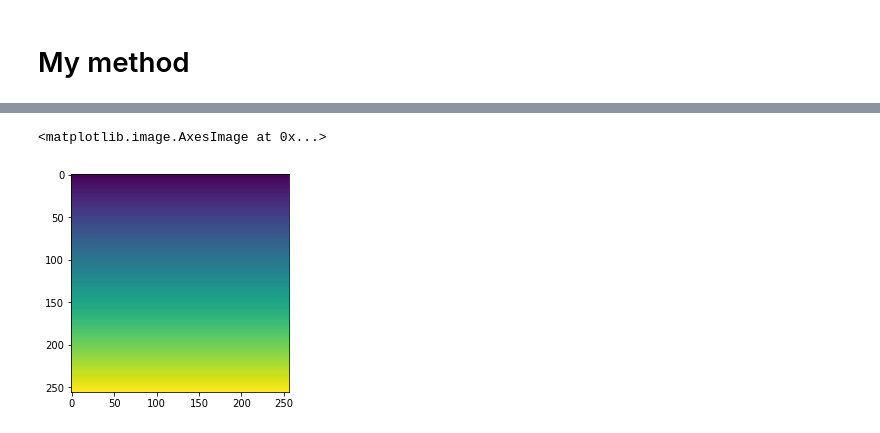
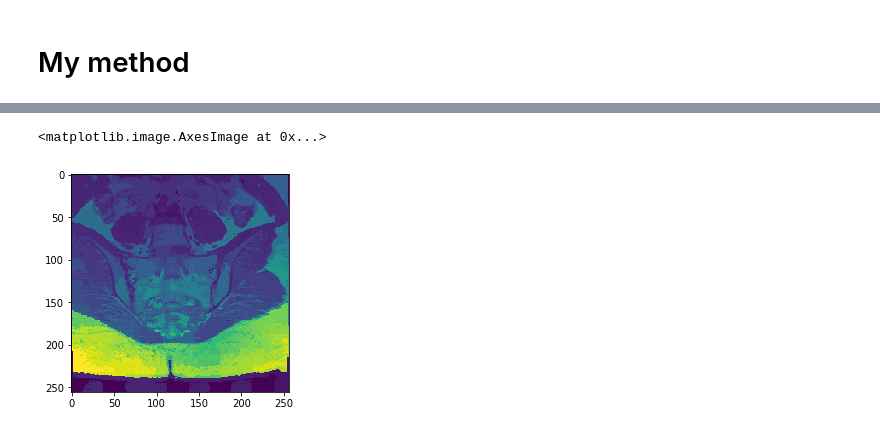
Before and after one commit to TheodoreAouad/superpixels, a Jupyter notebook: Notebooks/apply_slic.ipynb, the cells around one changed output, grey strips where cells are left out. Cells and saved outputs as stored; diff of their text form; code cells hidden in the pictures.

```diff
--- a/Notebooks/apply_slic.ipynb
+++ b/Notebooks/apply_slic.ipynb
@@ -63,7 +66,7 @@ Current iteration: 4 / 5. Error: 41.47933379395827
 Current iteration: 5 / 5. Error: 20.59969980111548
 # %%
 fig, ax = plt.subplots(1, 1, figsize=(7, 7))
-mask = model.infer_superpixel_img()
+mask = model.pixel_labels
 p.plot_img_mask_on_ax(ax, model.infer_superpixel_img(), model.infer_superpixel_edges())
 ax.scatter(np.stack(model.centers)[:, 2], np.stack(model.centers)[:, 1])
 
@@ -93,5 +96,6 @@ im2 = model.infer_superpixel_img()
 # %% [markdown]
 # My method
 # %%
+%%time
 reload_modules()
-sp1 = sp.SuperpixelImage(img)
+sp1 = sp.SuperpixelImage(img, mask=mask)
@@ -97,0 +162,3 @@ sp1 = sp.SuperpixelImage(img)
+# %%
+%%time
+sp1.update_neighbors([1, 2])
@@ -98,6 +198,6 @@ sp1 = sp.SuperpixelImage(img)
 # %%
-pix_lab = sp1.array_label
+pix_lab = sp1.array_means
 plt.imshow(pix_lab)
 # %% [output]
 <matplotlib.image.AxesImage at 0x...>
-[figure, old version]
+[figure, new version]
```
Also changed, not shown: parts of 29 cells of this notebook, 4 other files.
